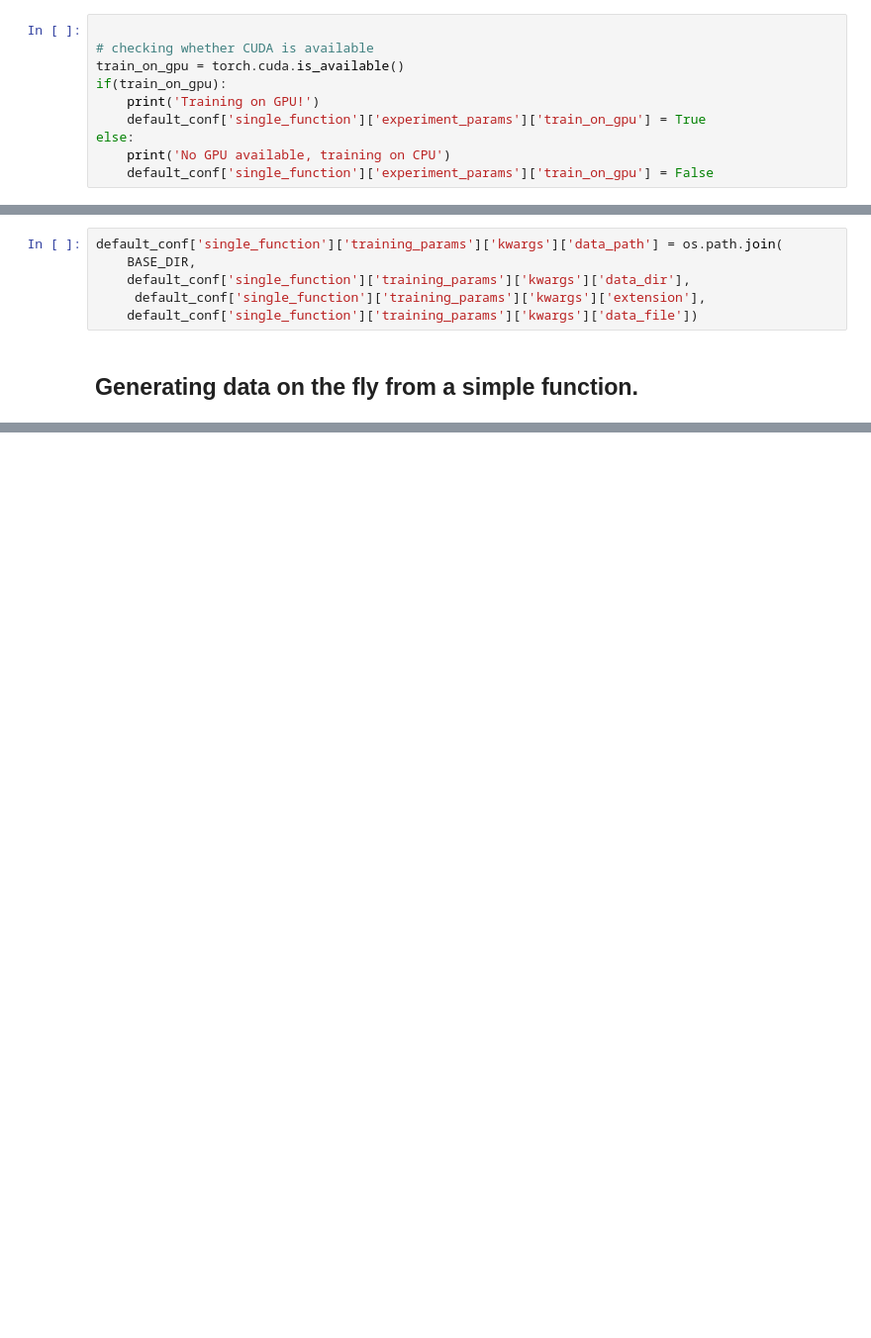
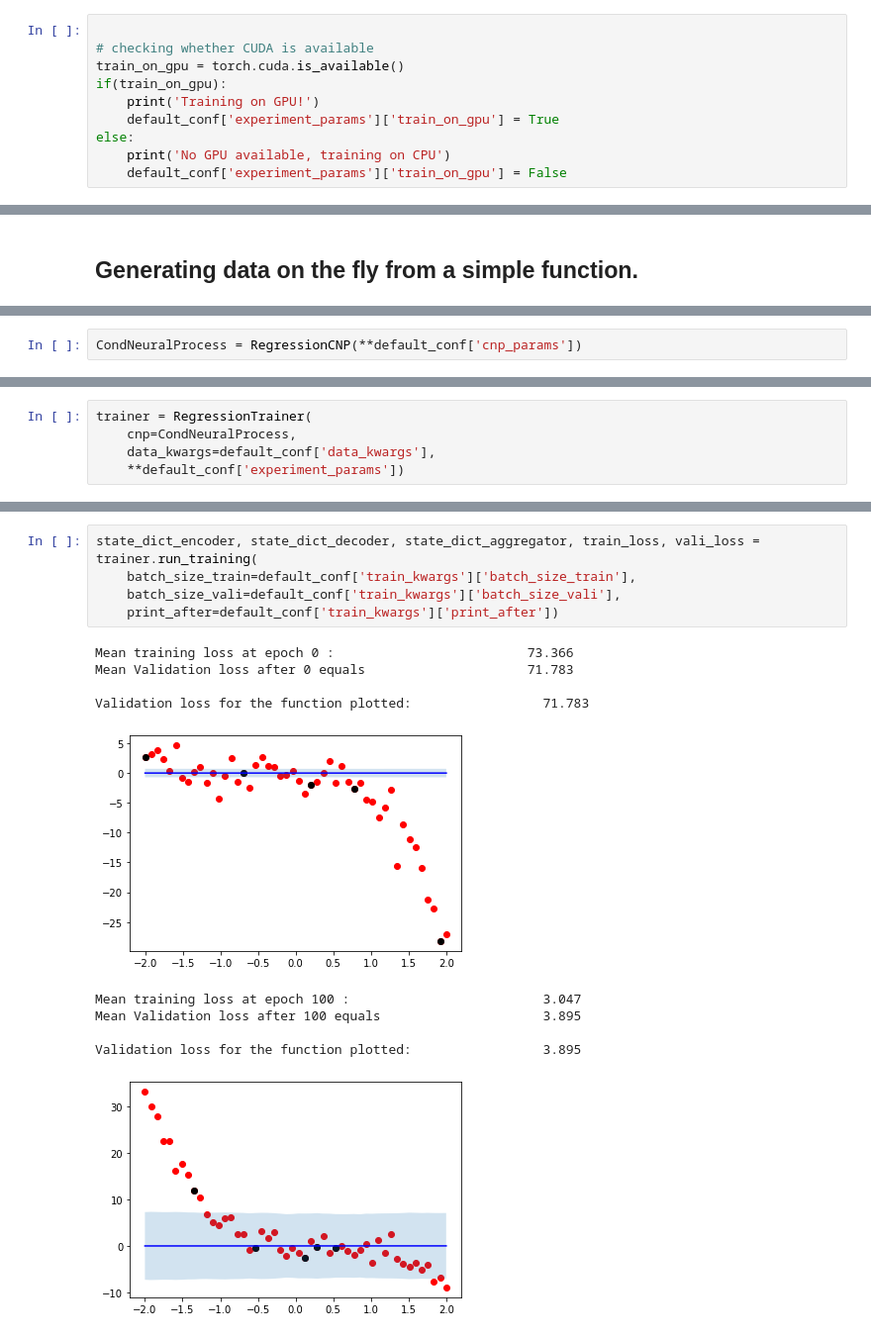
Before and after one commit to fredchettouh/neural-processes, a Jupyter notebook: experiments/1d_single_function.ipynb, the cells around one changed output, grey strips where cells are left out. Shown at 99% size. Saved outputs shown, nothing was run; the diff lists cells and outputs as text; blank space fills up the shorter version.

```diff
--- a/experiments/1d_single_function.ipynb
+++ b/experiments/1d_single_function.ipynb
@@ -63,17 +84,11 @@ with open(os.path.join(config_dir,'1d_singlefunc_config.json')) as f:
 train_on_gpu = torch.cuda.is_available()
 if(train_on_gpu):
     print('Training on GPU!')
-    default_conf['single_function']['experiment_params']['train_on_gpu'] = True
+    default_conf['experiment_params']['train_on_gpu'] = True
 else:
     print('No GPU available, training on CPU')
-    default_conf['single_function']['experiment_params']['train_on_gpu'] = False
+    default_conf['experiment_params']['train_on_gpu'] = False
 # %% [output]
 No GPU available, training on CPU
-# %%
-default_conf['single_function']['training_params']['kwargs']['data_path'] = os.path.join(
-    BASE_DIR,
-    default_conf['single_function']['training_params']['kwargs']['data_dir'],
-     default_conf['single_function']['training_params']['kwargs']['extension'],
-    default_conf['single_function']['training_params']['kwargs']['data_file'])
 # %% [markdown]
 ## Generating data on the fly from a simple function.
@@ -160,0 +99,2 @@ kwargs
+# %%
+CondNeuralProcess = RegressionCNP(**default_conf['cnp_params'])
@@ -160,0 +109,5 @@ kwargs
+# %%
+trainer = RegressionTrainer(
+    cnp=CondNeuralProcess,
+    data_kwargs=default_conf['data_kwargs'],
+    **default_conf['experiment_params'])
@@ -160,0 +122,16 @@ kwargs
+# %%
+state_dict_encoder, state_dict_decoder, state_dict_aggregator, train_loss, vali_loss = trainer.run_training(
+    batch_size_train=default_conf['train_kwargs']['batch_size_train'],
+    batch_size_vali=default_conf['train_kwargs']['batch_size_vali'],
+    print_after=default_conf['train_kwargs']['print_after'])
+# %% [output]
+Mean training loss at epoch 0 :                         73.366
+Mean Validation loss after 0 equals                     71.783
+
+Validation loss for the function plotted:                 71.783
+[figure, added]
+Mean training loss at epoch 100 :                         3.047
+Mean Validation loss after 100 equals                     3.895
+
+Validation loss for the function plotted:                 3.895
+[figure, added]
```
Also changed, not shown: parts of 26 cells of this notebook, 12 other files.
